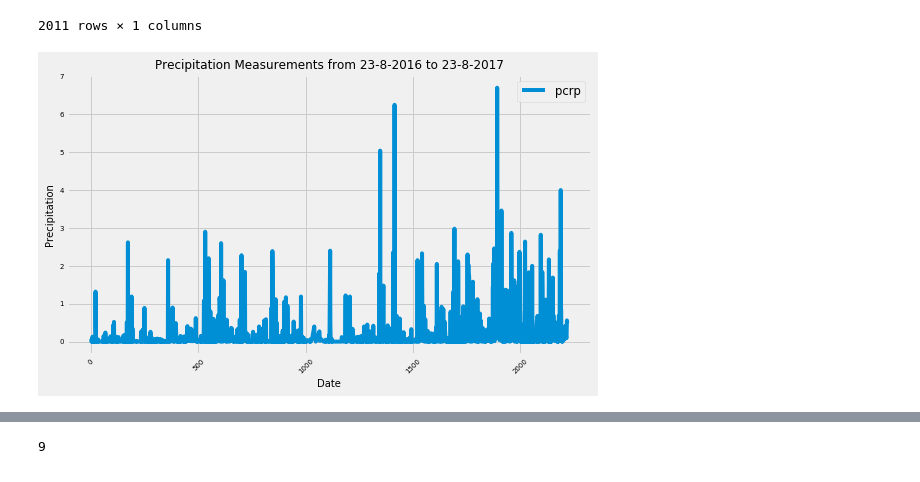
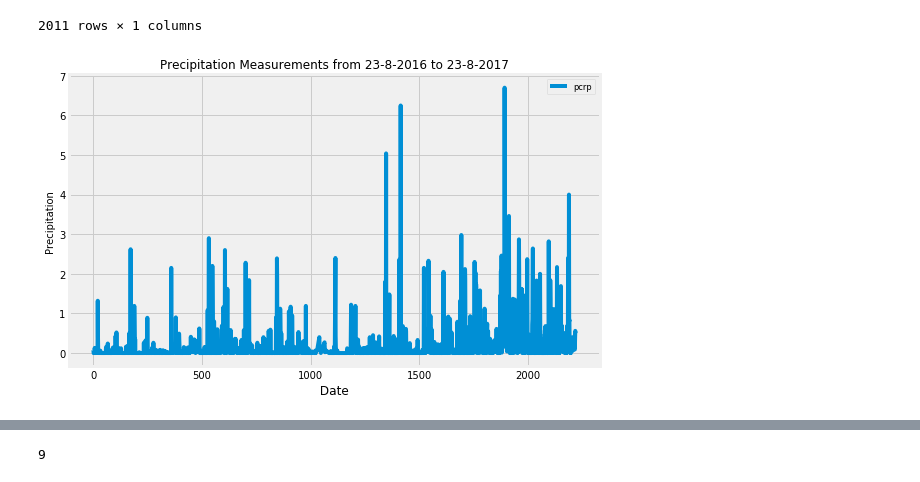
Before and after one commit to sharmasue83/UofT-Bootcamp-Assignment, a Jupyter notebook: SQlALchemy/ClimateAnalysis.ipynb, the cells around one changed output, grey strips where cells are left out. Cells and saved outputs as stored; diff of their text form; code cells hidden in the pictures.

```diff
--- a/SQlALchemy/ClimateAnalysis.ipynb
+++ b/SQlALchemy/ClimateAnalysis.ipynb
@@ -136,19 +136,21 @@ tick_locations =[value+0.4 for value in x_axis]
 # %%
 #Plot the results using the DataFrame `plot` method
 
 ppt_df.plot(use_index=True, y='prcp', figsize=(8,5))
-plt.gcf().subplots_adjust(bottom=0.15)
+#plt.gcf().subplots_adjust(bottom=0.15)
 plt.title("Precipitation Measurements from 23-8-2016 to 23-8-2017", fontsize='12')
-plt.xlabel("Date", fontsize=10)
+plt.xlabel(" Date ")
+#plt.xticks("")
+#plt.
 plt.ylabel("Precipitation", size=10)
-plt.yticks(size=7)
-plt.xticks(rotation=45, size=7)
+#plt.yticks(size=7)
+#plt.xticks( rotation=45, size=7)
 plt.legend(["pcrp"],loc=1, fontsize='small')
 plt.tight_layout()
-#plt.savefig('precipitation_amounts.png')
+plt.savefig('precip_amount.png')
 plt.show()
 # %% [output]
-[figure, old version]
+[figure, new version]
 # %%
 #Use Pandas to print the summary statistics for the precipitation data.
 
```
Also changed, not shown: parts of 13 cells of this notebook.
